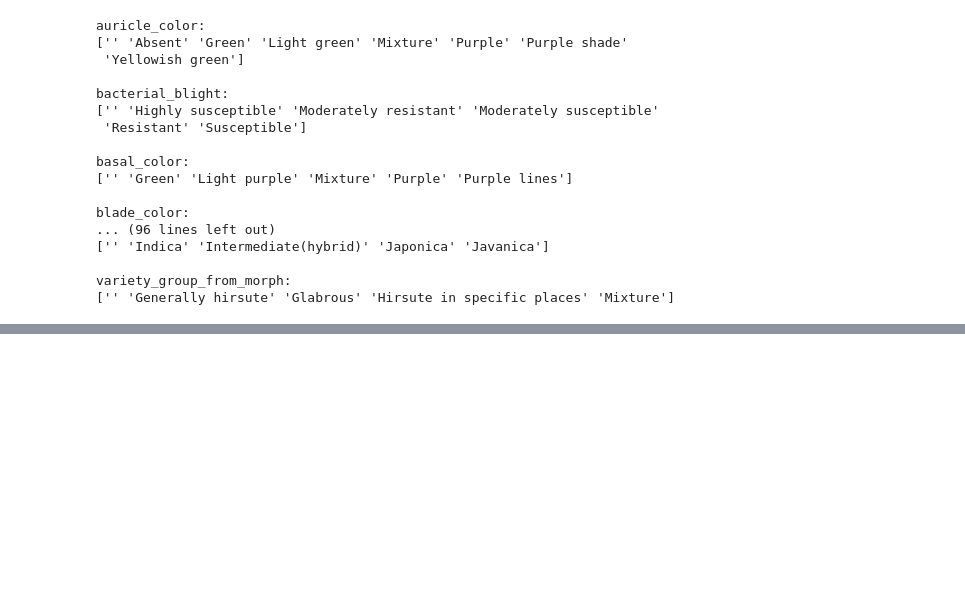
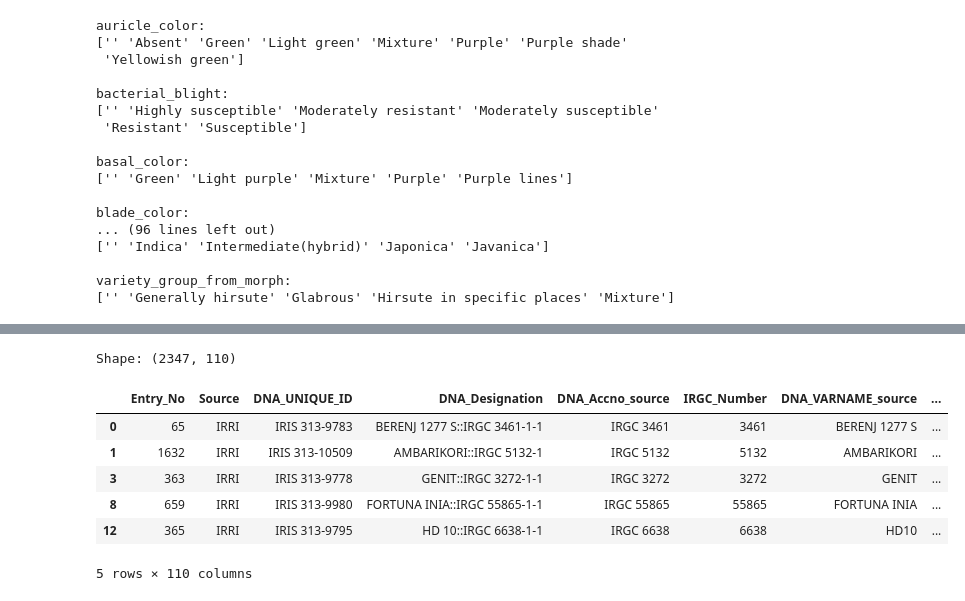
Before and after one commit to o0neil/Believe_The_Hype, a Jupyter notebook: WORK.ipynb, the cells around one changed output, grey strips where cells are left out. Saved outputs shown, nothing was run; the diff lists cells and outputs as text; code cells hidden in the pictures; blank space fills up the shorter version.

```diff
--- a/WORK.ipynb
+++ b/WORK.ipynb
@@ -570,0 +588,2 @@ variety_group_from_morph:
+# %%
+all_info = pd.read_csv('all_info_combined.csv', index_col=0)
@@ -570,0 +599,15 @@ variety_group_from_morph:
+# %%
+merged_df_updated=pd.merge(left=index_df,right=all_info, left_on='IRGC_Number', right_index=True)
+print "Shape: " + str(merged_df_updated.shape);
+# %% [output]
+Shape: (2347, 110)
+# %%
+merged_df_updated.head()
+# %% [output]
+|  | Entry_No | Source | DNA_UNIQUE_ID | DNA_Designation | DNA_Accno_source | IRGC_Number | DNA_VARNAME_source | ... |
+| 0 | 65 | IRRI | IRIS 313-9783 | BERENJ 1277 S::IRGC 3461-1-1 | IRGC 3461 | 3461 | BERENJ 1277 S | ... |
+| 1 | 1632 | IRRI | IRIS 313-10509 | AMBARIKORI::IRGC 5132-1 | IRGC 5132 | 5132 | AMBARIKORI | ... |
+| 3 | 363 | IRRI | IRIS 313-9778 | GENIT::IRGC 3272-1-1 | IRGC 3272 | 3272 | GENIT | ... |
+| 8 | 659 | IRRI | IRIS 313-9980 | FORTUNA INIA::IRGC 55865-1-1 | IRGC 55865 | 55865 | FORTUNA INIA | ... |
+| 12 | 365 | IRRI | IRIS 313-9795 | HD 10::IRGC 6638-1-1 | IRGC 6638 | 6638 | HD10 | ... |
+5 rows × 110 columns
```
Also changed, not shown: parts of 3 cells of this notebook, 1 other file.
